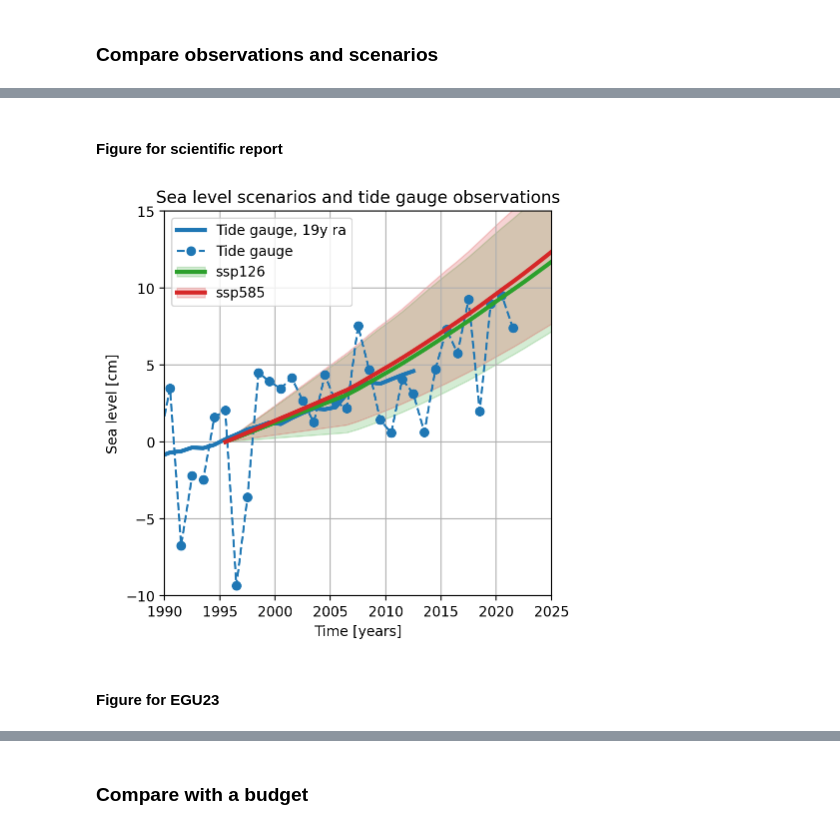
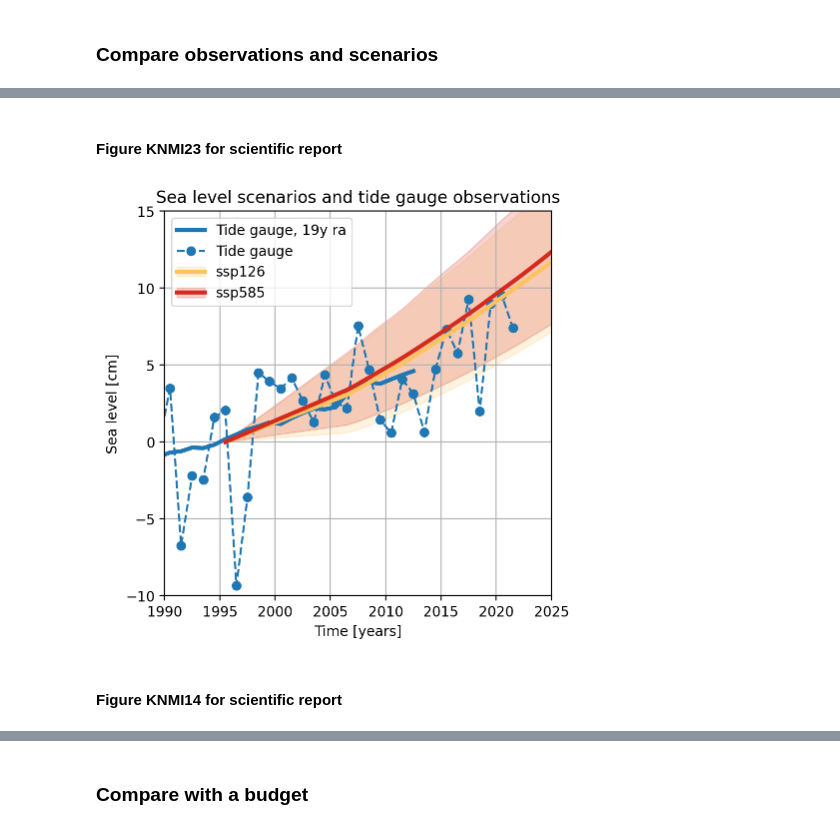
Before and after one commit to KNMI-sealevel/KNMI23_SeaLevelScenarios, a Jupyter notebook: CompObsProj.ipynb, the cells around one changed output, grey strips where cells are left out. Cells and saved outputs as stored; diff of their text form; code cells hidden in the pictures.

```diff
--- a/CompObsProj.ipynb
+++ b/CompObsProj.ipynb
@@ -32,6 +32,11 @@ importlib.reload(postpro)
 <module 'func_postpro' from '/Users/dewilebars/Projects/Project_ProbSLR/SLProj/code/func_postpro.py'>
 # %%
 path_fig = '.'
+# %%
+# Specify colors
+rgb_red = '#d52b1e'
+rgb_orange = '#f68e64'
+rgb_yellow = '#fec35e'
 # %% [markdown]
 ## Read budget data
 # %%
@@ -374,5 +381,5 @@ plt.savefig('./figures/CompObsProj_KNMI14_KS21_KNMI23.pdf', dpi=150)
 # %% [markdown]
-#### Figure for scientific report
+#### Figure KNMI23 for scientific report
 # %%
 #Plot time series
 fig, ax = plt.subplots(figsize=(5,5))
@@ -381,59 +388,50 @@ ax.plot(tg_19ra - ref, '-', color='tab:blue', label='Tide gauge, 19y ra', linewi
 ax.plot(budget_tg_df['Obs'] - ref, 'o--', color='tab:blue', label='Tide gauge')
 
 
-KNMI23_ssp126.sel(proc='Total', percentiles=['50']).plot(color='tab:green', linestyle='-', label='KNMI23', linewidth=3)
+KNMI23_ssp126.sel(proc='Total', percentiles=['50']).plot(color=rgb_yellow, linestyle='-', label='KNMI23', linewidth=3)
 
 ax.fill_between(KNMI23_ssp126.time,
                 KNMI23_ssp126.sel(proc='Total', percentiles=['5']).data[0],
                 KNMI23_ssp126.sel(proc='Total', percentiles=['95']).data[0],
-                color='tab:green',
+                color=rgb_yellow,
                 alpha=0.2,
                 label='ssp126')
 
-# KNMI23_ssp245.sel(proc='Total', percentiles=['50']).plot(color='tab:orange', linestyle='-', label='KNMI23', linewidth=3)
-
-# ax.fill_between(KNMI23_ssp245.time,
-#                 KNMI23_ssp245.sel(proc='Total', percentiles=['5']).data[0],
-#                 KNMI23_ssp245.sel(proc='Total', percentiles=['95']).data[0],
-#                 color='tab:orange',
-#                 alpha=0.2,
-#                 label='ssp245')
-
-KNMI23_ssp585.sel(proc='Total', percentiles=['50']).plot(color='tab:red', linestyle='-', label='KNMI23', linewidth=3)
+KNMI23_ssp585.sel(proc='Total', percentiles=['50']).plot(color=rgb_red, linestyle='-', label='KNMI23', linewidth=3)
 
 ax.fill_between(KNMI23_ssp585.time,
                 KNMI23_ssp585.sel(proc='Total', percentiles=['5']).data[0],
                 KNMI23_ssp585.sel(proc='Total', percentiles=['95']).data[0],
-                color='tab:red',
+                color=rgb_red,
                 alpha=0.2,
                 label='ssp585')
 
 # Adjust the legend
 handles, labels = ax.get_legend_handles_labels()
 
 handles[2] = (handles[2], handles[3])
 handles[3] = (handles[4], handles[5])
 
 labels[2] = 'ssp126'
 labels[3] = 'ssp585'
 
 handles = handles[0:4]
 labels = labels[0:4]
 
 ax.legend(handles, labels)
 
 ax.set_xlim([1990,2025])
 ax.set_ylim([-10,15])
 plt.xlabel('Time [years]')
 plt.ylabel('Sea level [cm]')
 plt.title('Sea level scenarios and tide gauge observations')
 ax.grid(True)
 
 plt.savefig('./figures/CompObsScen_KNMI23.pdf', dpi=150)
 # %% [output]
-[figure, old version]
+[figure, new version]
 # %% [markdown]
-#### Figure for EGU23
+#### Figure KNMI14 for scientific report
 # %%
 #Plot time series
 fig, ax = plt.subplots(figsize=(5,5))
```
Also changed, not shown: parts of 10 cells of this notebook, 1 other file.
